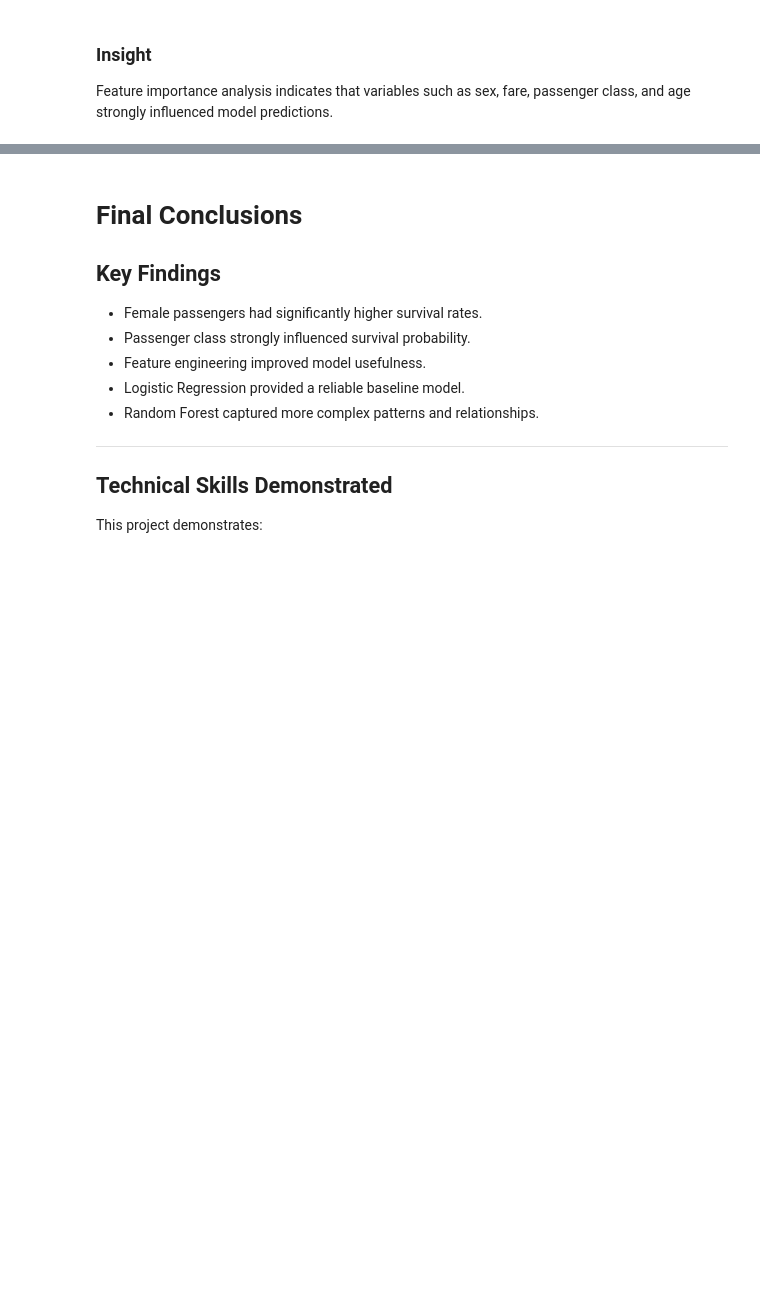
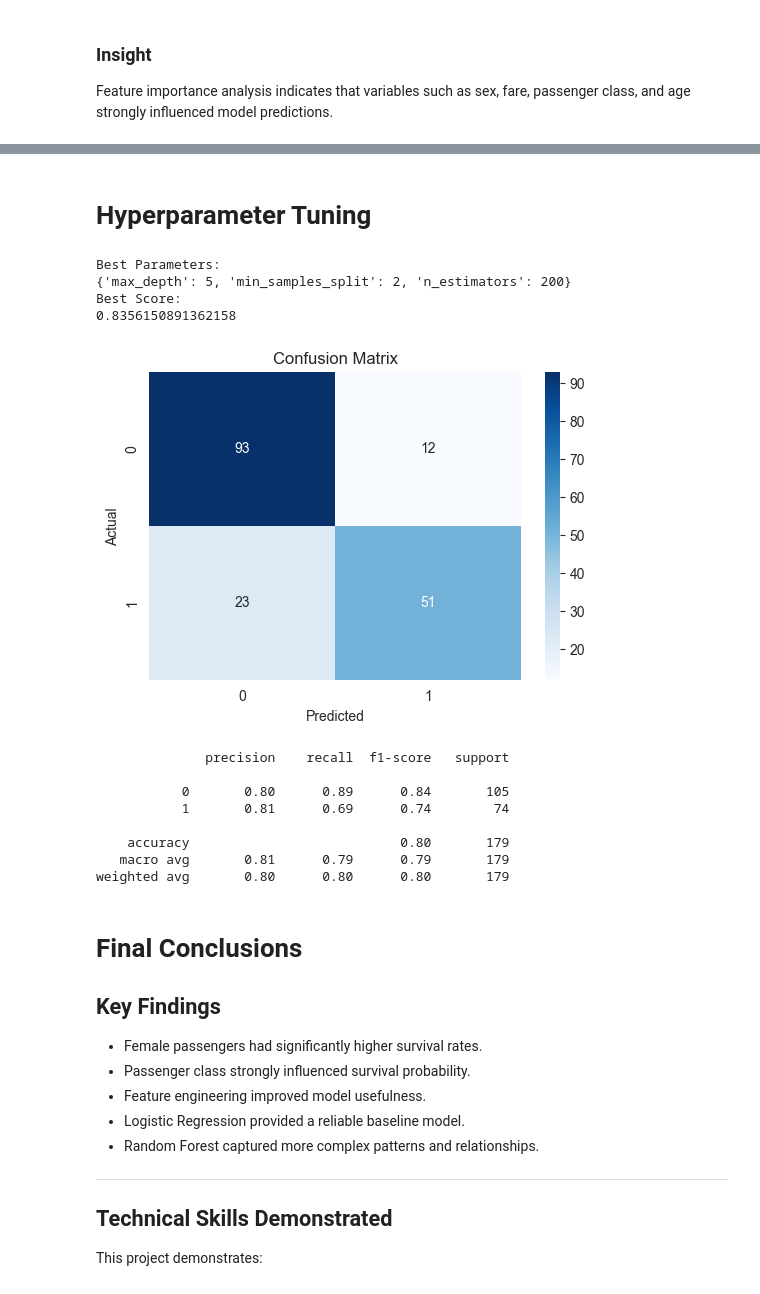
Before and after one commit to adof96/titanic-ml-project, a Jupyter notebook: notebooks/titanic_ml_pipeline.ipynb, the cells around one changed output, grey strips where cells are left out. Cells and saved outputs as stored; diff of their text form; code cells hidden in the pictures; blank space fills up the shorter version.

Commit message:
tune_random_forest

```diff
--- a/notebooks/titanic_ml_pipeline.ipynb
+++ b/notebooks/titanic_ml_pipeline.ipynb
@@ -332,3 +352,34 @@ Feature importance analysis indicates that variables such as sex, fare, passenge
+# %% [markdown]
+# Hyperparameter Tuning
+# %%
+from models.tune_random_forest import (
+    optimizar_random_forest
+)
+
+best_model, X_test, y_test = (
+    optimizar_random_forest(df)
+)
+
+predictions = best_model.predict(X_test)
+
+evaluar_modelo(
+    y_test,
+    predictions
+)
+# %% [output]
+Best Parameters:
+{'max_depth': 5, 'min_samples_split': 2, 'n_estimators': 200}
+Best Score:
+0.8356150891362158
+[figure, added]
+              precision    recall  f1-score   support
+
+           0       0.80      0.89      0.84       105
+           1       0.81      0.69      0.74        74
+
+    accuracy                           0.80       179
+   macro avg       0.81      0.79      0.79       179
+weighted avg       0.80      0.80      0.80       179
 # %% [markdown]
 # Final Conclusions
 
```
Also changed, not shown: parts of 4 cells of this notebook, 2 other files.
